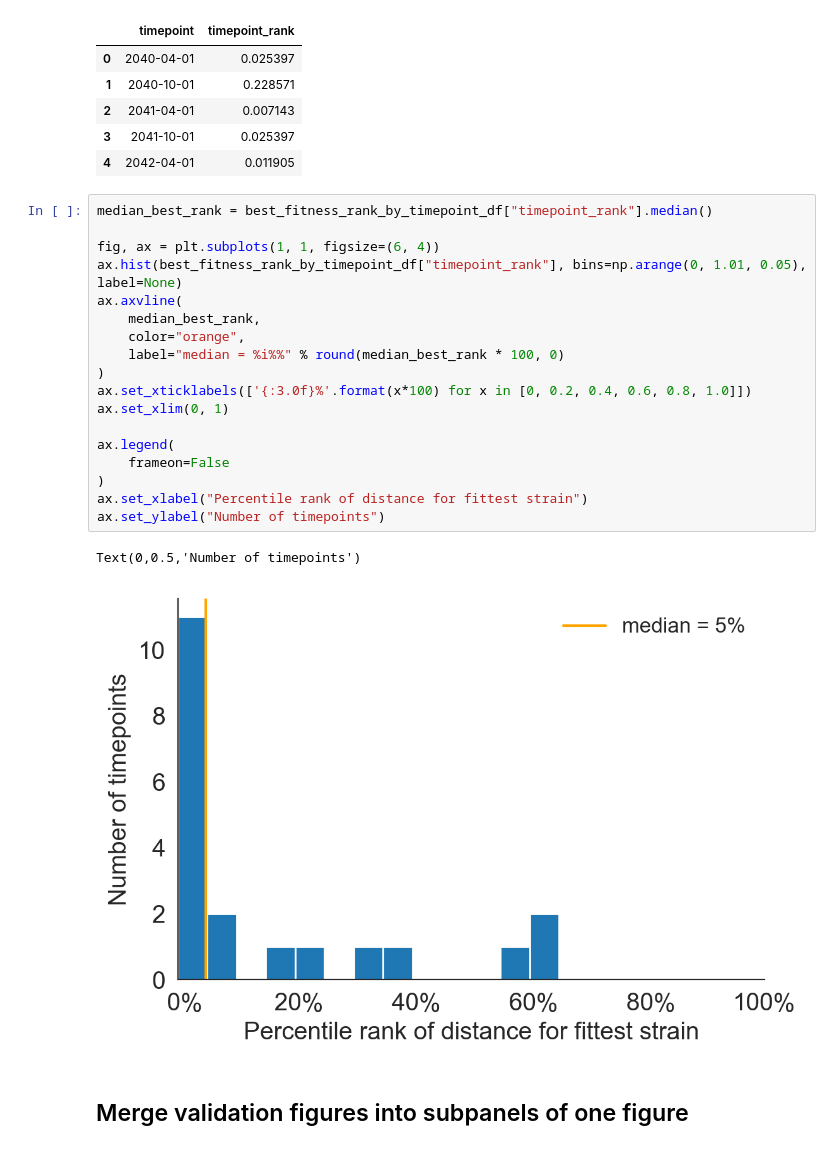
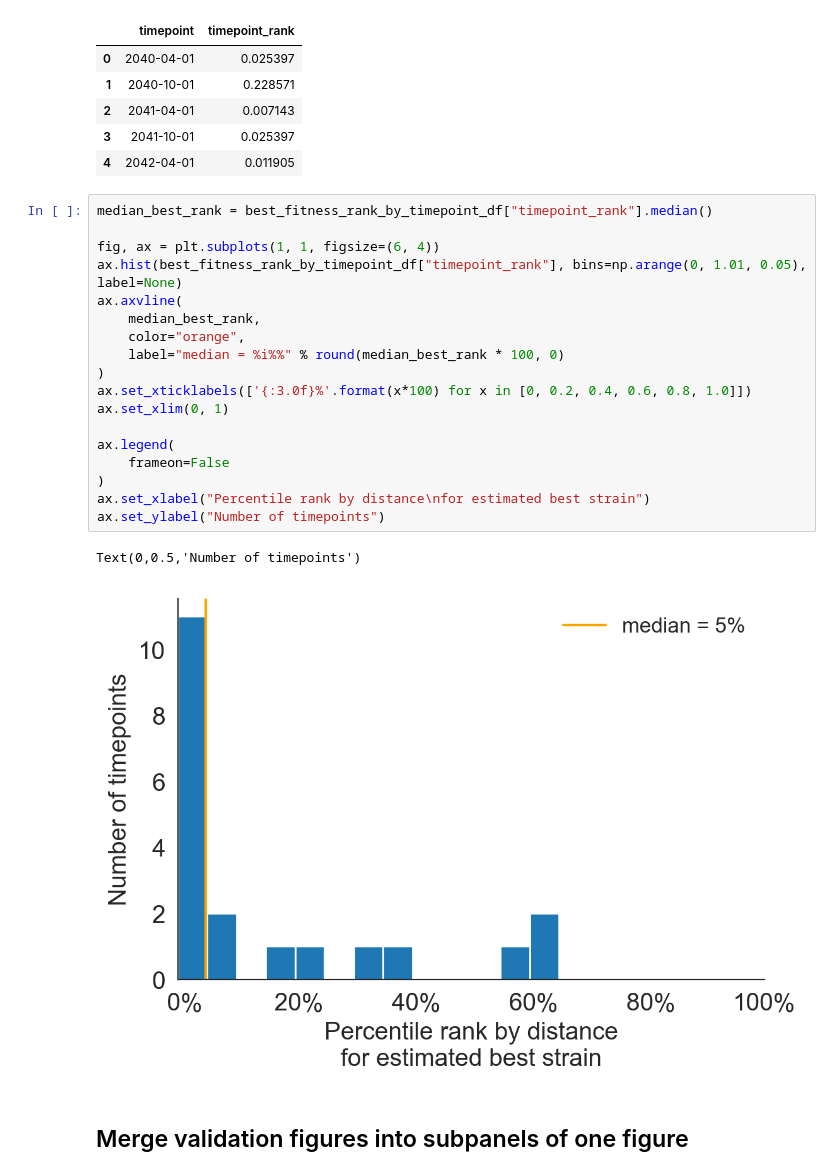
Before and after one commit to blab/flu-forecasting, a Jupyter notebook: analyses/2019-10-10-frequency-correlations-for-simulated-populations-test-data-with-nested-clades-from-full-tree.ipynb, the cells around one changed output. Drawn from its saved outputs; the diff is of its cells as text.

```diff
--- a/analyses/2019-10-10-frequency-correlations-for-simulated-populations-test-data-with-nested-clades-from-full-tree.ipynb
+++ b/analyses/2019-10-10-frequency-correlations-for-simulated-populations-test-data-with-nested-clades-from-full-tree.ipynb
@@ -561,24 +561,24 @@ best_fitness_rank_by_timepoint_df.head()
 # %%
 median_best_rank = best_fitness_rank_by_timepoint_df["timepoint_rank"].median()
 
 fig, ax = plt.subplots(1, 1, figsize=(6, 4))
 ax.hist(best_fitness_rank_by_timepoint_df["timepoint_rank"], bins=np.arange(0, 1.01, 0.05), label=None)
 ax.axvline(
     median_best_rank,
     color="orange",
     label="median = %i%%" % round(median_best_rank * 100, 0)
 )
 ax.set_xticklabels(['{:3.0f}%'.format(x*100) for x in [0, 0.2, 0.4, 0.6, 0.8, 1.0]])
 ax.set_xlim(0, 1)
 
 ax.legend(
     frameon=False
 )
-ax.set_xlabel("Percentile rank of distance for fittest strain")
+ax.set_xlabel("Percentile rank by distance\nfor estimated best strain")
 ax.set_ylabel("Number of timepoints")
 # %% [output]
 Text(0,0.5,'Number of timepoints')
-[figure, old version]
+[figure, new version]
 # %% [markdown]
 ## Merge validation figures into subpanels of one figure
 # %%
```
Also changed, not shown: parts of 1 cell of this notebook, 5 other files.
